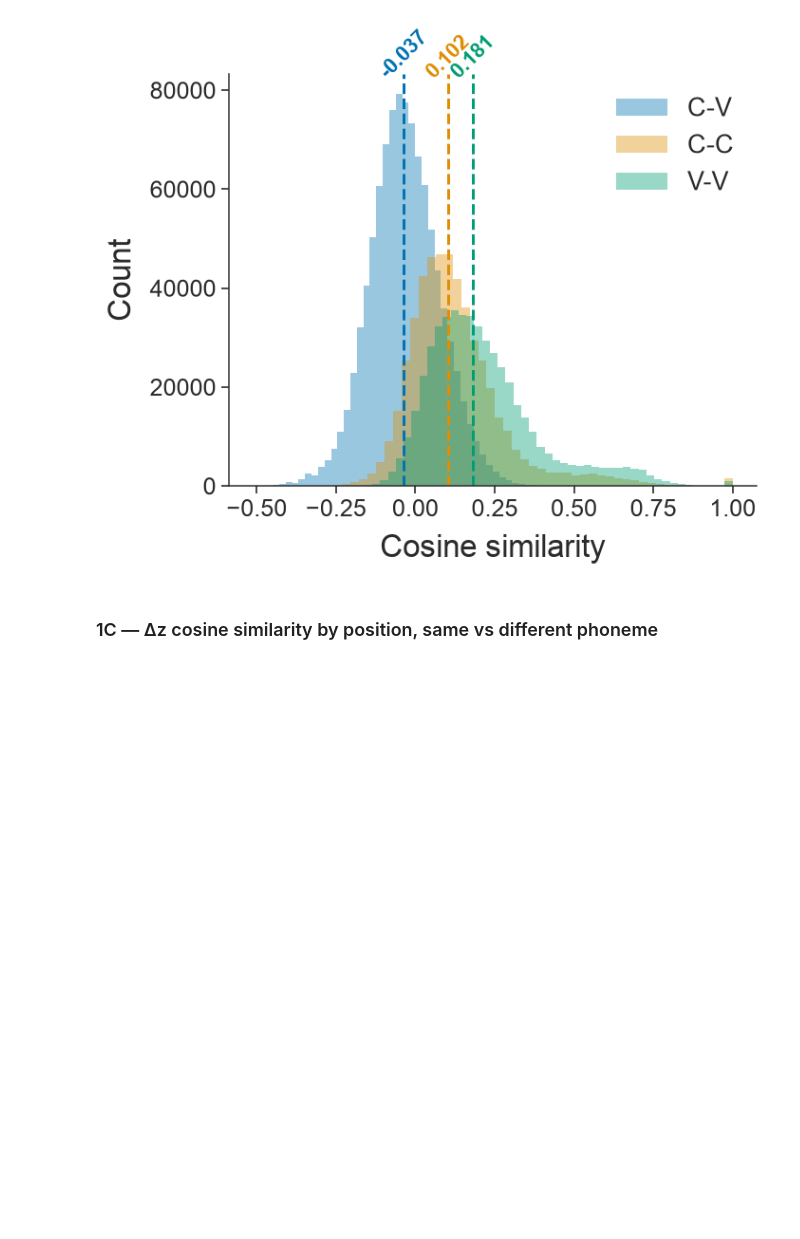
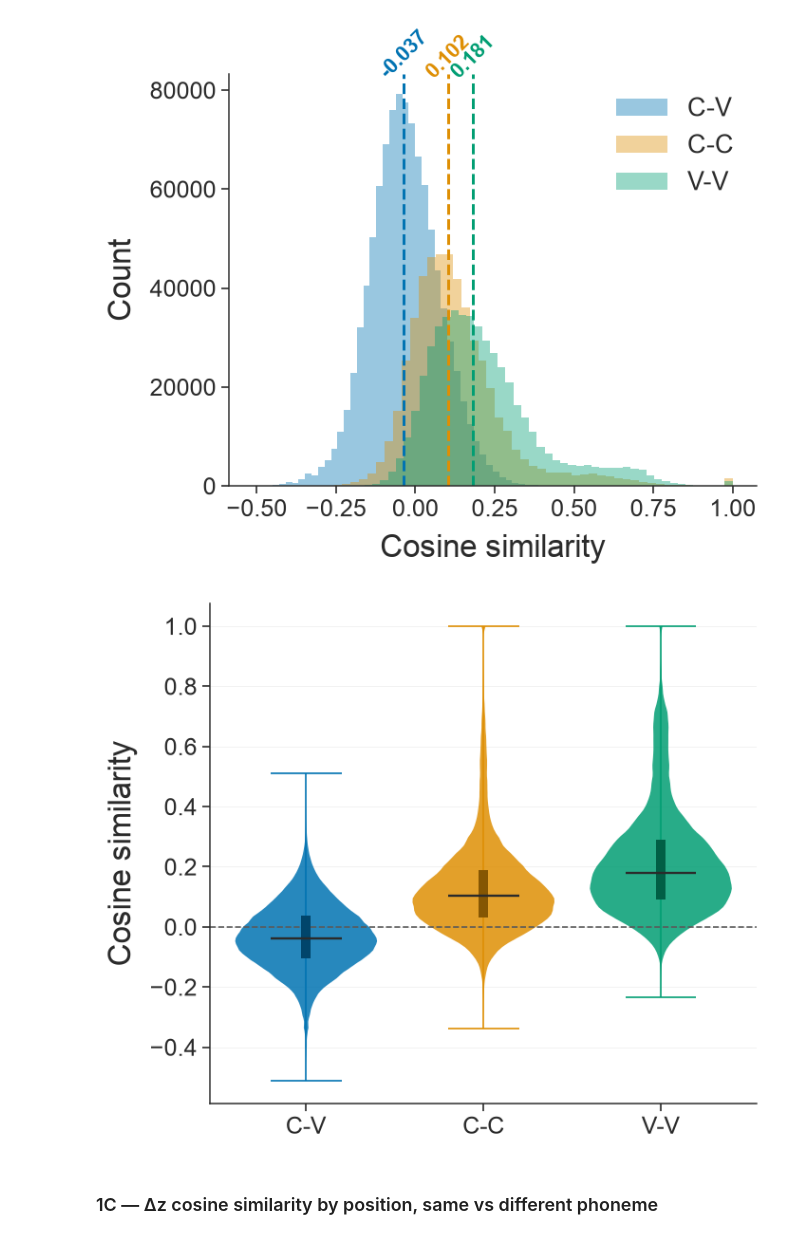
Before and after one commit to nafis-momeni/spiral_representation, a Jupyter notebook: plotting/paper_plots.ipynb, the cells around one changed output. Saved outputs shown, nothing was run; the diff lists cells and outputs as text; code cells hidden in the pictures; blank space fills up the shorter version.

```diff
--- a/plotting/paper_plots.ipynb
+++ b/plotting/paper_plots.ipynb
@@ -62,6 +62,11 @@ similarities = {
 P.similarity_histogram(similarities, fig_size=(6, 5));
 # %% [output]
 [figure]
+# %%
+# same pairs and colours as the histogram above, as violins
+P.similarity_violins(similarities, fig_size=(6, 5));
+# %% [output]
+[figure, added]
 # %% [markdown]
 ### 1C — Δz cosine similarity by position, same vs different phoneme
 # %%
```
Also changed, not shown: parts of 5 cells of this notebook, 8 other files.
